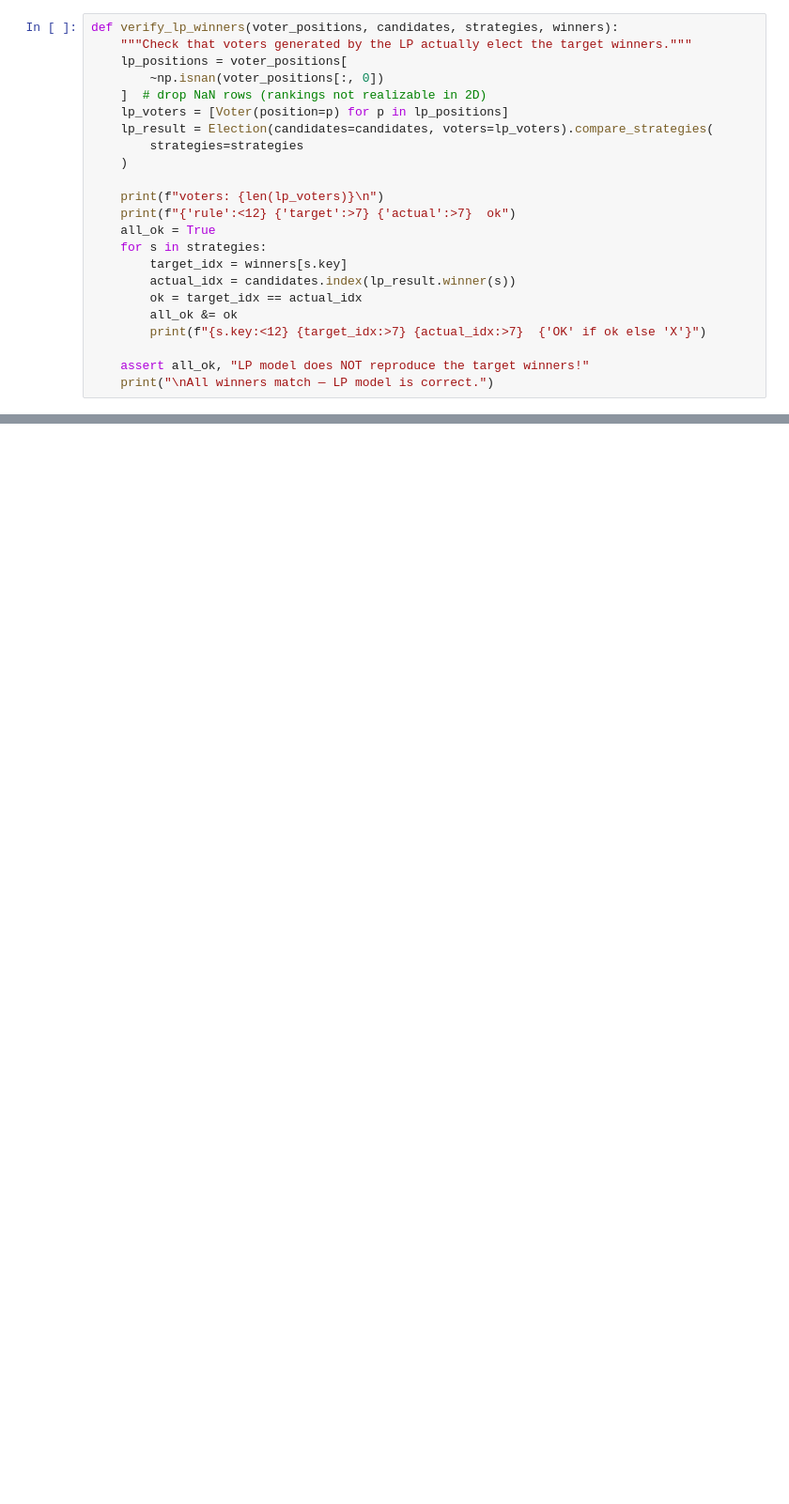
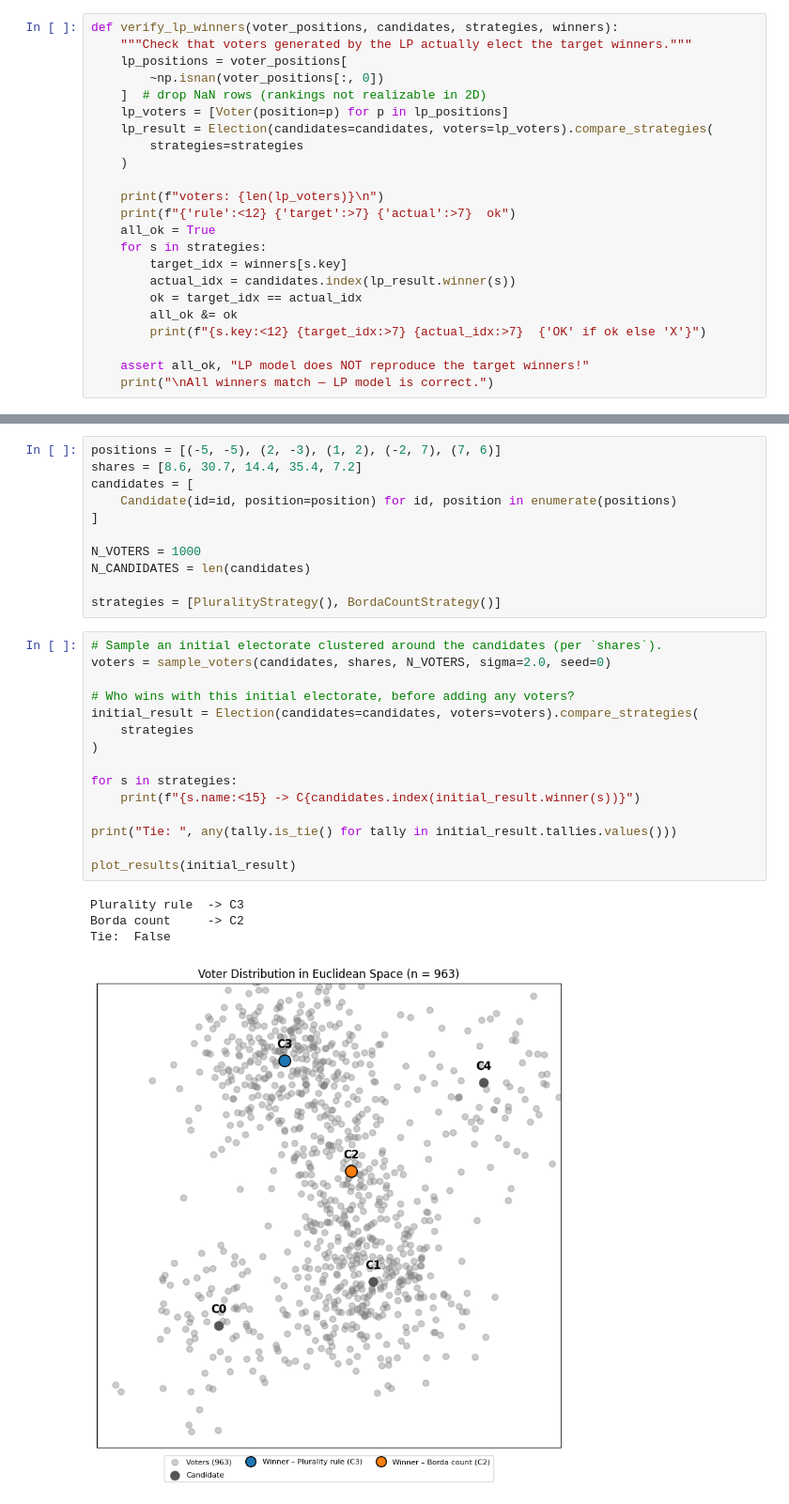
Before and after one commit to pawlowiczf/Euclidean-choices, a Jupyter notebook: code/main/lp-one.ipynb, the cells around one changed output, grey strips where cells are left out. Shown at 94% size. Drawn from its saved outputs; the diff is of its cells as text; blank space fills up the shorter version.

```diff
--- a/code/main/lp-one.ipynb
+++ b/code/main/lp-one.ipynb
@@ -59,0 +94,31 @@ N_CANDIDATES = 3
+# %%
+positions = [(-5, -5), (2, -3), (1, 2), (-2, 7), (7, 6)]
+shares = [8.6, 30.7, 14.4, 35.4, 7.2]
+candidates = [
+    Candidate(id=id, position=position) for id, position in enumerate(positions)
+]
+
+N_VOTERS = 1000
+N_CANDIDATES = len(candidates)
+
+strategies = [PluralityStrategy(), BordaCountStrategy()]
+# %%
+# Sample an initial electorate clustered around the candidates (per `shares`).
+voters = sample_voters(candidates, shares, N_VOTERS, sigma=2.0, seed=0)
+
+# Who wins with this initial electorate, before adding any voters?
+initial_result = Election(candidates=candidates, voters=voters).compare_strategies(
+    strategies
+)
+
+for s in strategies:
+    print(f"{s.name:<15} -> C{candidates.index(initial_result.winner(s))}")
+
+print("Tie: ", any(tally.is_tie() for tally in initial_result.tallies.values()))
+
+plot_results(initial_result)
+# %% [output]
+Plurality rule  -> C3
+Borda count     -> C2
+Tie:  False
+[figure, added]
```
Also changed, not shown: parts of 17 cells of this notebook, 3 other files.
